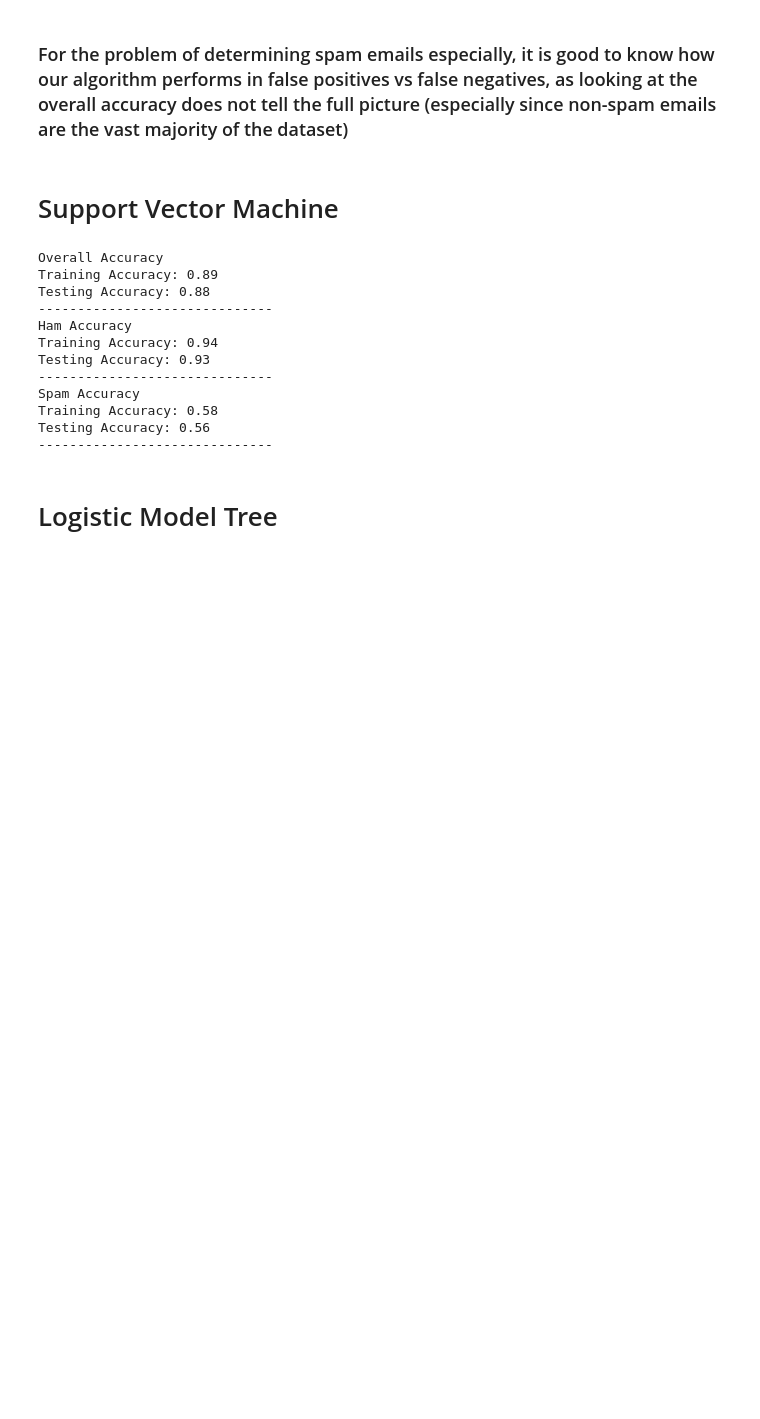
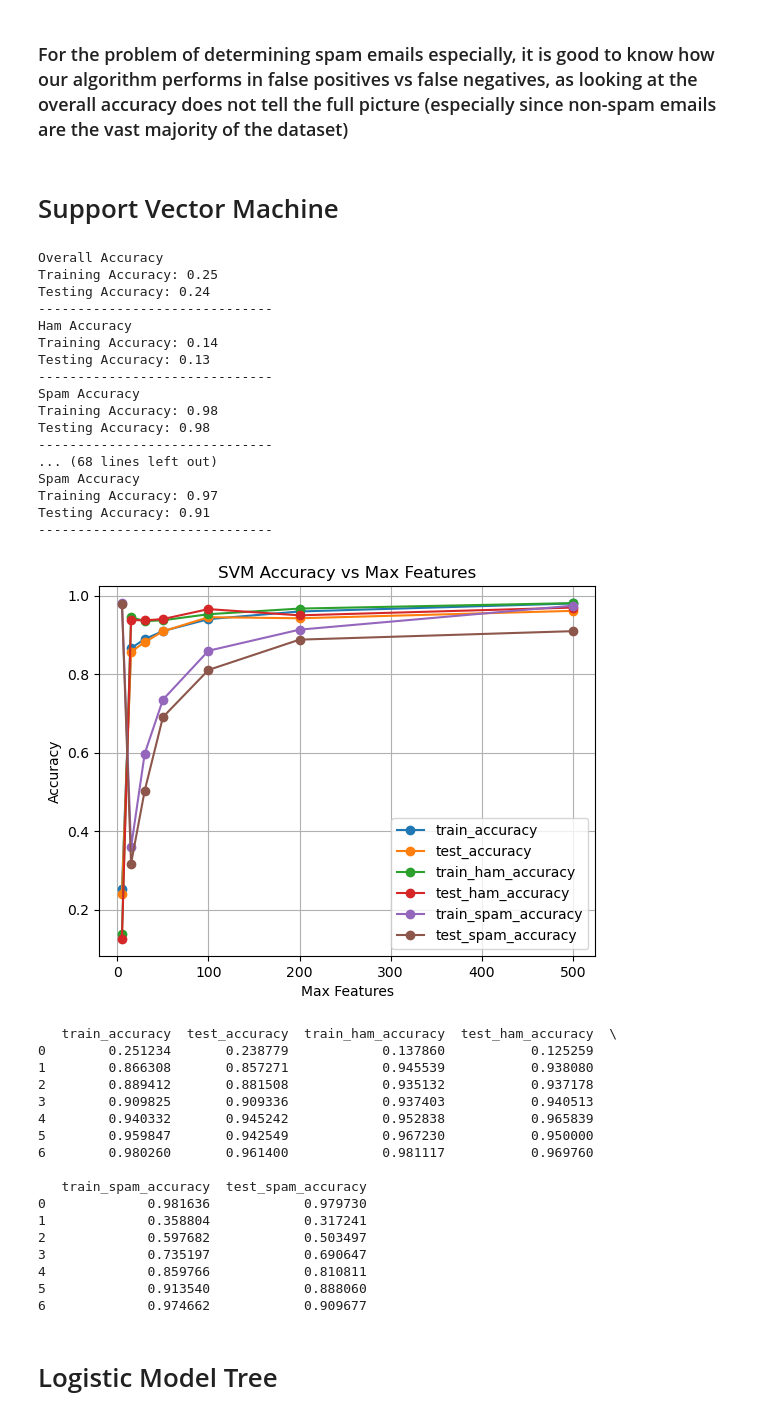
Before and after one commit to mintentha/spamDetection, a Jupyter notebook: spamDetection.ipynb, the cells around one changed output. Drawn from its saved outputs; the diff is of its cells as text; code cells hidden in the pictures; blank space fills up the shorter version.

Commit message:
Test with different parameters of TF IDF

```diff
--- a/spamDetection.ipynb
+++ b/spamDetection.ipynb
@@ -173,7 +174,7 @@ def svm_accuracy(y_true, y_pred):
     correct_pred = sum(y_true == y_pred)
     return correct_pred / len(y_true)
 
-def svm_test():
+def svm_test(folds=10, max_features=50):
     df = split(pd.read_csv('data/spam.csv', encoding = 'ISO-8859-1'))
     label_mapping = {'ham': 0, 'spam': 1}
     df['class'] = df['class'].map(label_mapping)
@@ -183,7 +184,7 @@ def svm_test():
     train_df['body'] = train_df['body'].apply(lambda x: ' '.join(x))
     test_df['body'] = test_df['body'].apply(lambda x: ' '.join(x))
 
-    vectorizer = TfidfVectorizer(stop_words='english', max_features=30, ngram_range=(1, 2))
+    vectorizer = TfidfVectorizer(stop_words='english', max_features=max_features, ngram_range=(1, 2))
 
     X_train = vectorizer.fit_transform(train_df['body']).toarray()
     X_test = vectorizer.transform(test_df['body']).toarray()
@@ -242,21 +243,72 @@ def svm_test():
     print(f'Training Accuracy: {train_spam_accuracy:.2f}')
     print(f'Testing Accuracy: {test_spam_accuracy:.2f}')
     print('------------------------------')
+    return train_accuracy, test_accuracy, train_ham_accuracy, test_ham_accuracy, train_spam_accuracy, test_spam_accuracy
 # %%
-svm_test()
+list_max_features = [5, 15, 30, 50, 100, 200, 500]
+results = {'train_accuracy': [], 'test_accuracy': [],
+           'train_ham_accuracy': [], 'test_ham_accuracy': [],
+           'train_spam_accuracy': [], 'test_spam_accuracy': []}
+
+for max_features in list_max_features:
+   train_acc, test_acc, train_ham_acc, test_ham_acc, train_spam_acc, test_spam_acc = svm_test(max_features=max_features)
+   results['train_accuracy'].append(train_acc)
+   results['test_accuracy'].append(test_acc)
+   results['train_ham_accuracy'].append(train_ham_acc)
+   results['test_ham_accuracy'].append(test_ham_acc)
+   results['train_spam_accuracy'].append(train_spam_acc)
+   results['test_spam_accuracy'].append(test_spam_acc)
+
+for key in ['train_accuracy', 'test_accuracy', 'train_ham_accuracy', 'test_ham_accuracy', 'train_spam_accuracy', 'test_spam_accuracy']:
+   plt.plot(list_max_features, results[key], marker='o', label=key)
+
+plt.title('SVM Accuracy vs Max Features')
+plt.xlabel('Max Features')
+plt.ylabel('Accuracy')
+plt.legend()
+plt.grid(True)
+plt.show()
+
+df_accuracies = pd.DataFrame(results)
+print(df_accuracies)
+
+df_accuracies.to_csv('svm_accuracies_by_features.csv', index=False)
 # %% [output]
 Overall Accuracy
-Training Accuracy: 0.89
-Testing Accuracy: 0.88
+Training Accuracy: 0.25
+Testing Accuracy: 0.24
 ------------------------------
 Ham Accuracy
-Training Accuracy: 0.94
-Testing Accuracy: 0.93
+Training Accuracy: 0.14
+Testing Accuracy: 0.13
 ------------------------------
 Spam Accuracy
-Training Accuracy: 0.58
-Testing Accuracy: 0.56
+Training Accuracy: 0.98
+Testing Accuracy: 0.98
 ------------------------------
+... (68 lines left out)
+Spam Accuracy
+Training Accuracy: 0.97
+Testing Accuracy: 0.91
+------------------------------
+[figure, added]
+   train_accuracy  test_accuracy  train_ham_accuracy  test_ham_accuracy  \
+0        0.251234       0.238779            0.137860           0.125259
+1        0.866308       0.857271            0.945539           0.938080
+2        0.889412       0.881508            0.935132           0.937178
+3        0.909825       0.909336            0.937403           0.940513
+4        0.940332       0.945242            0.952838           0.965839
+5        0.959847       0.942549            0.967230           0.950000
+6        0.980260       0.961400            0.981117           0.969760
+
+   train_spam_accuracy  test_spam_accuracy
+0             0.981636            0.979730
+1             0.358804            0.317241
+2             0.597682            0.503497
+3             0.735197            0.690647
+4             0.859766            0.810811
+5             0.913540            0.888060
+6             0.974662            0.909677
 # %% [markdown]
 # Logistic Model Tree
 # %% [markdown]
```
Also changed, not shown: parts of 3 cells of this notebook, 2 other files.
